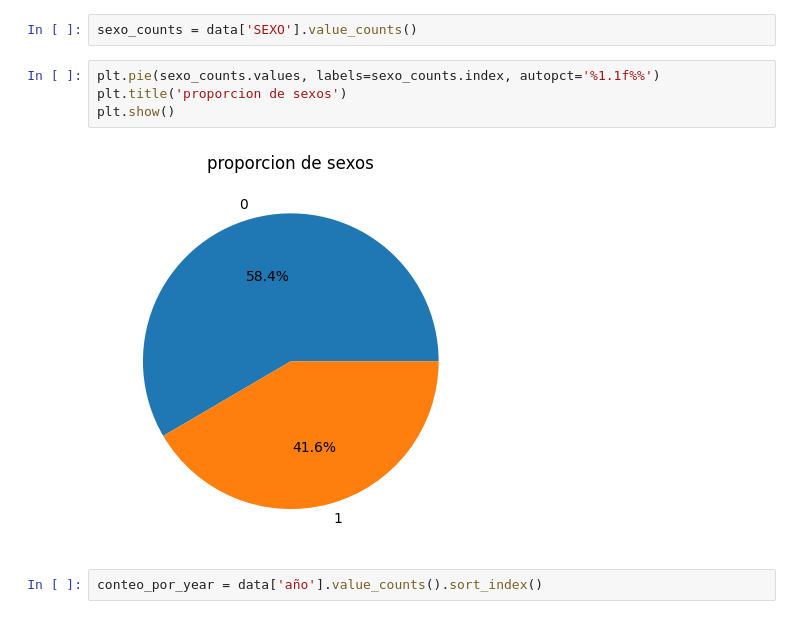
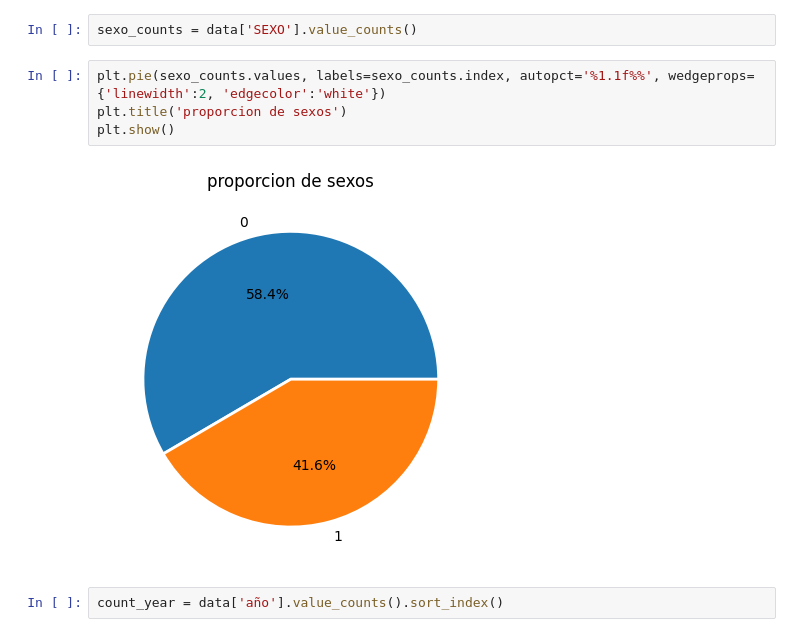
Before and after one commit to dancho94/mortalidad-hospital-erasmo, a Jupyter notebook: 2-Exploration.ipynb, the cells around one changed output. Drawn from its saved outputs; the diff is of its cells as text.

```diff
--- a/2-Exploration.ipynb
+++ b/2-Exploration.ipynb
@@ -103,11 +106,11 @@ plt.show()
 # %%
 sexo_counts = data['SEXO'].value_counts()
 # %%
-plt.pie(sexo_counts.values, labels=sexo_counts.index, autopct='%1.1f%%')
+plt.pie(sexo_counts.values, labels=sexo_counts.index, autopct='%1.1f%%', wedgeprops={'linewidth':2, 'edgecolor':'white'})
 plt.title('proporcion de sexos')
 plt.show()
 # %% [output]
-[figure, old version]
+[figure, new version]
 # %%
-conteo_por_year = data['año'].value_counts().sort_index()
+count_year = data['año'].value_counts().sort_index()
 # %%
```
Also changed, not shown: parts of 29 cells of this notebook, 1 other file.
